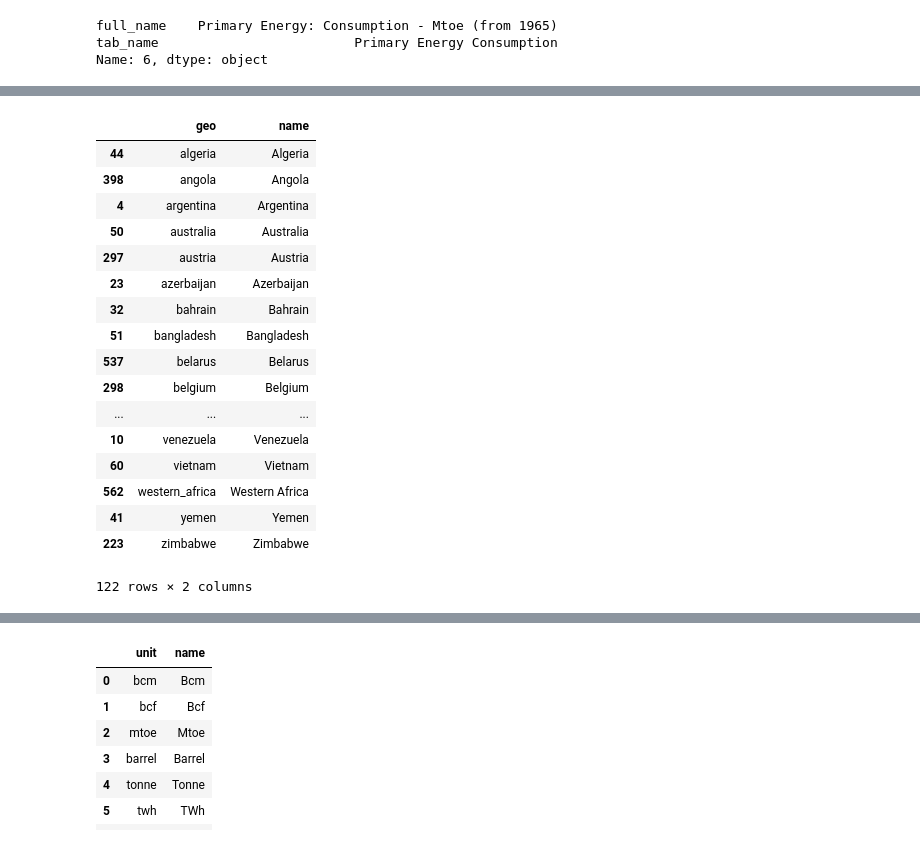
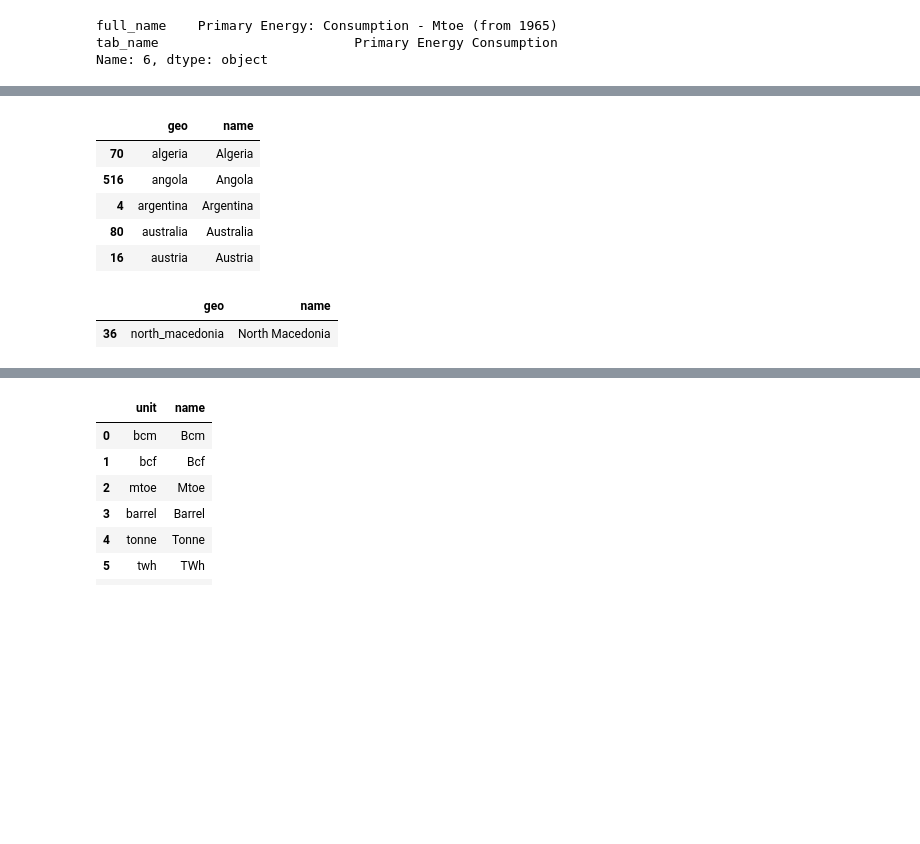
Before and after one commit to open-numbers/ddf--bp--energy, a Jupyter notebook: etl/notebooks/etl.ipynb, the cells around one changed output, grey strips where cells are left out. Drawn from its saved outputs; the diff is of its cells as text; code cells hidden in the pictures; blank space fills up the shorter version.

```diff
--- a/etl/notebooks/etl.ipynb
+++ b/etl/notebooks/etl.ipynb
@@ -218,7 +226,7 @@ Gas: Trade 2016-2017,Gas - Trade 2016-2017
 def process_1(data, ddf_id):
     data = data.dropna(axis=1, how='all')
     data = data.drop('geo_name', axis=1)
-    idx = list(data.columns).index(2017)
+    idx = list(data.columns).index(2018)  #TODO: change the year column
     data = data.iloc[:, :idx + 1]  # drop columns after latest year of each sheet.
     # data = data.drop(['2017.1', '2017.2', '2006-16'], axis=1)
 
@@ -269,6 +297,7 @@ countries = []
 # %%
 tabs_indicator_mapping1 = {
     'Primary Energy Consumption': to_concept_id('Primary Energy Consumption'),
+    'Primary Energy - Cons capita': to_concept_id('Primary Energy Consumption per capita'),
     'Carbon Dioxide Emissions': to_concept_id('Carbon Dioxide Emissions'),
     'Oil - Refinery throughput': to_concept_id('Oil - Refinery throughput'),
     'Oil - Refining capacity': to_concept_id('Oil - Refining capacity'),
@@ -306,13 +335,13 @@ tabs_indicator_mapping2 = {
         make_dict1('Coal Consumption - Mtoe', 'mtoe', 'coal'),
         make_dict1('Nuclear Consumption - Mtoe', 'mtoe', 'nuclear'),
         make_dict1('Hydro Consumption - Mtoe', 'mtoe', 'hydro'),
-        make_dict1('Other renewables - Mtoe', 'mtoe', 'other_renewables'),
+        # make_dict1('Other renewables - Mtoe', 'mtoe', 'other_renewables'),
         make_dict1('Solar Consumption - Mtoe', 'mtoe', 'solar'),
         make_dict1('Wind Consumption - Mtoe', 'mtoe', 'wind'),
-        make_dict1('Geo Biomass Other - Mtoe', 'mtoe', 'geo_biomass'),
+        make_dict1('Geo Biomass Other - Mtoe', 'mtoe', 'geo_biomass_other'),
         make_dict1('Oil Consumption - Barrels', 'barrel', 'oil'),
         make_dict1('Oil Consumption - Tonnes', 'tonne', 'oil'),
-        make_dict1('OIl Consumption - Mtoe', 'mtoe', 'oil')
+        make_dict1('Oil Consumption - Mtoe', 'mtoe', 'oil')
     ],
     'electricity_generation':[
         make_dict1('Elec Gen from Oil', 'twh', 'oil'),
@@ -321,10 +350,10 @@ tabs_indicator_mapping2 = {
         make_dict1('Elec Gen from Other', 'twh', 'other'),
         make_dict1('Nuclear Generation - TWh', 'twh', 'nuclear'),
         make_dict1('Hydro Generation - TWh', 'twh', 'hydro'),
-        make_dict1('Other renewables - TWh', 'twh', 'other_renewables'),
-        make_dict1('Solar Consumption - TWh', 'twh', 'solar'),
-        make_dict1('Wind Consumption - TWh ', 'twh', 'wind'),
-        make_dict1('Geo Biomass Other - TWh', 'twh', 'geo_biomass')
+        # make_dict1('Other renewables - TWh', 'twh', 'other_renewables'),
+        make_dict1('Solar Generation - TWh', 'twh', 'solar'),
+        make_dict1('Wind Generation - TWh ', 'twh', 'wind'),
+        make_dict1('Geo Biomass Other - TWh', 'twh', 'geo_biomass_other')
     ]
 }
 # %%
@@ -333,7 +362,7 @@ for i, ms in tabs_indicator_mapping2.items():
     for m in ms:
         d = sheet_loader(source_file, sheet_name=m['sheet'])
         d = preprocess(d)
-        #countries.append(d['geo_name'].unique())
+        countries.append(d['geo_name'].unique())
         d = process_1(d, i)
         d['fuel'] = m['fuel']
         d['unit'] = m['unit']
@@ -358,26 +392,19 @@ c1['geo'] = c1['name'].map(to_concept_id)
 # %%
 c1 = c1[['geo', 'name']].sort_values(by='geo')
 # %%
-c1
+c1.head()
 # %% [output]
 |  | geo | name |
-| 44 | algeria | Algeria |
-| 398 | angola | Angola |
+| 70 | algeria | Algeria |
+| 516 | angola | Angola |
 | 4 | argentina | Argentina |
-| 50 | australia | Australia |
-| 297 | austria | Austria |
-| 23 | azerbaijan | Azerbaijan |
-| 32 | bahrain | Bahrain |
-| 51 | bangladesh | Bangladesh |
-| 537 | belarus | Belarus |
-| 298 | belgium | Belgium |
-| ... | ... | ... |
-| 10 | venezuela | Venezuela |
-| 60 | vietnam | Vietnam |
-| 562 | western_africa | Western Africa |
-| 41 | yemen | Yemen |
-| 223 | zimbabwe | Zimbabwe |
+| 80 | australia | Australia |
+| 16 | austria | Austria |
-122 rows × 2 columns
+# %%
+c1[c1['name'] == 'North Macedonia']
+# %% [output]
+|  | geo | name |
+| 36 | north_macedonia | North Macedonia |
 # %%
 !open ../../
 # %%
```
Also changed, not shown: parts of 43 cells of this notebook, 8 other files.
